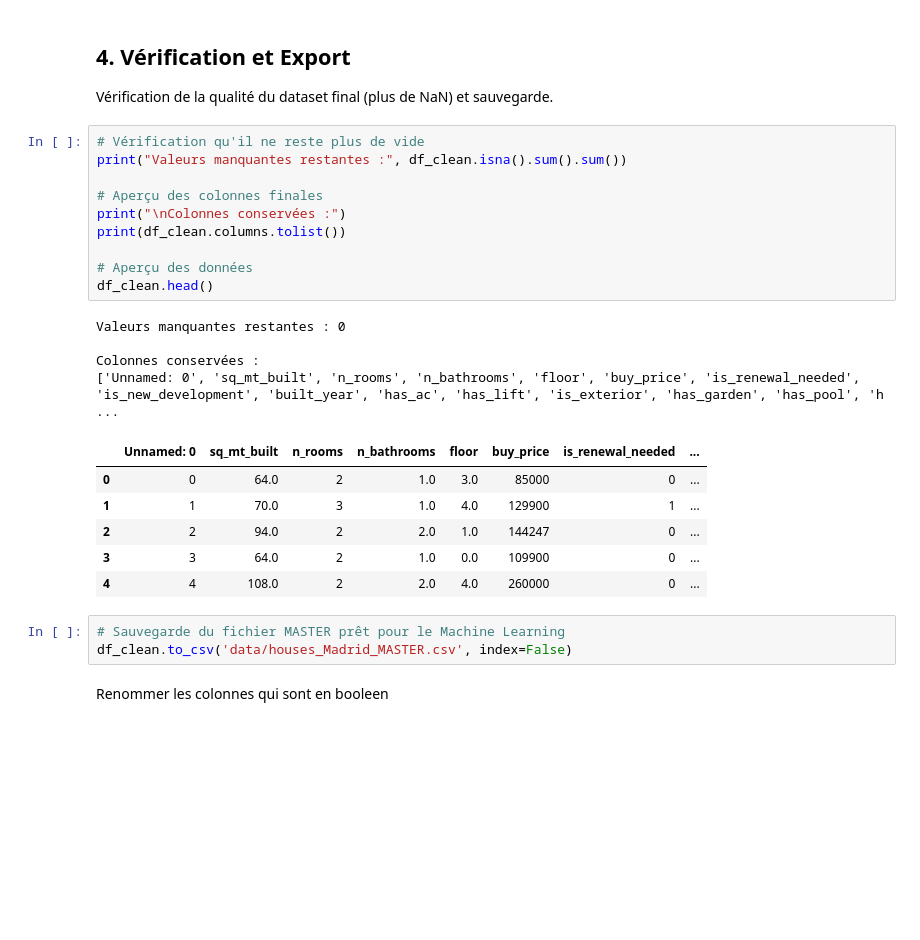
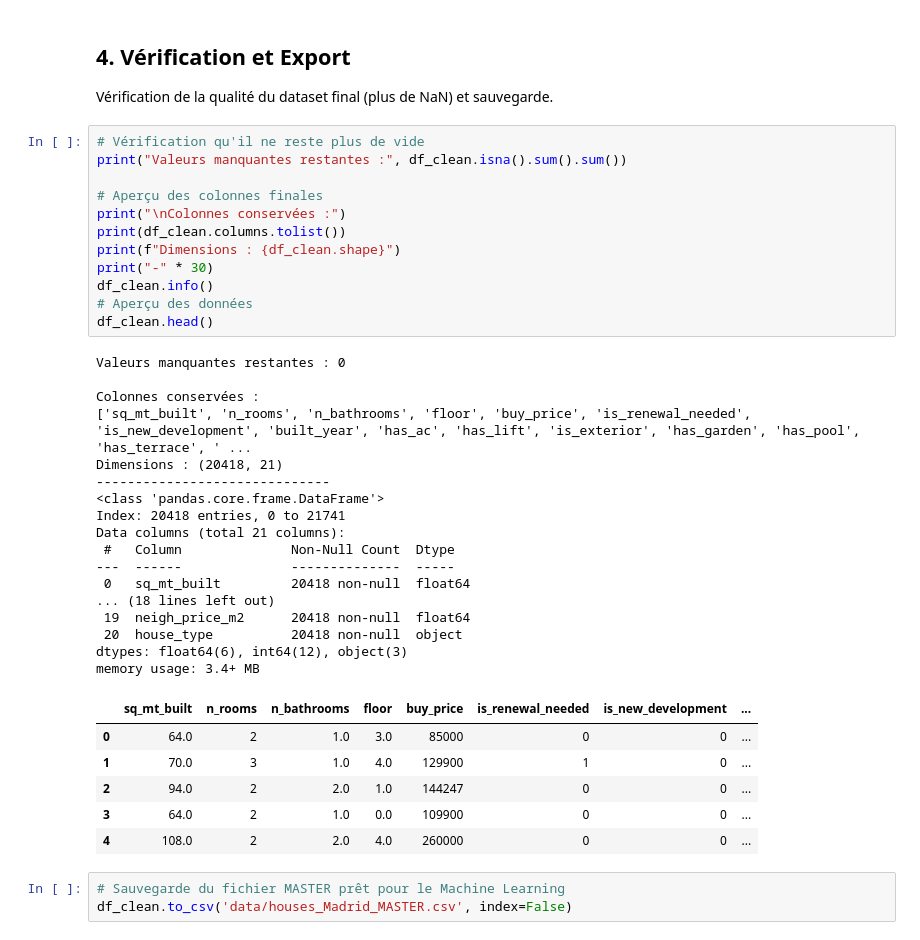
Before and after one commit to NovaStarmax/apartment-hunter, a Jupyter notebook: notebooks/eda_cleaning.ipynb, the cells around one changed output. Drawn from its saved outputs; the diff is of its cells as text; blank space fills up the shorter version.

```diff
--- a/notebooks/eda_cleaning.ipynb
+++ b/notebooks/eda_cleaning.ipynb
@@ -261,26 +245,39 @@ Vérification de la qualité du dataset final (plus de NaN) et sauvegarde.
 # %%
 # Vérification qu'il ne reste plus de vide
 print("Valeurs manquantes restantes :", df_clean.isna().sum().sum())
 
 # Aperçu des colonnes finales
 print("\nColonnes conservées :")
 print(df_clean.columns.tolist())
-
+print(f"Dimensions : {df_clean.shape}")
+print("-" * 30)
+df_clean.info()
 # Aperçu des données
 df_clean.head()
 # %% [output]
 Valeurs manquantes restantes : 0
 
 Colonnes conservées :
-['Unnamed: 0', 'sq_mt_built', 'n_rooms', 'n_bathrooms', 'floor', 'buy_price', 'is_renewal_needed', 'is_new_development', 'built_year', 'has_ac', 'has_lift', 'is_exterior', 'has_garden', 'has_pool', 'h ...
+['sq_mt_built', 'n_rooms', 'n_bathrooms', 'floor', 'buy_price', 'is_renewal_needed', 'is_new_development', 'built_year', 'has_ac', 'has_lift', 'is_exterior', 'has_garden', 'has_pool', 'has_terrace', ' ...
+Dimensions : (20418, 21)
+------------------------------
+<class 'pandas.core.frame.DataFrame'>
+Index: 20418 entries, 0 to 21741
+Data columns (total 21 columns):
+ #   Column              Non-Null Count  Dtype
+---  ------              --------------  -----
+ 0   sq_mt_built         20418 non-null  float64
+... (18 lines left out)
+ 19  neigh_price_m2      20418 non-null  float64
+ 20  house_type          20418 non-null  object
+dtypes: float64(6), int64(12), object(3)
+memory usage: 3.4+ MB
-|  | Unnamed: 0 | sq_mt_built | n_rooms | n_bathrooms | floor | buy_price | is_renewal_needed | ... |
-| 0 | 0 | 64.0 | 2 | 1.0 | 3.0 | 85000 | 0 | ... |
-| 1 | 1 | 70.0 | 3 | 1.0 | 4.0 | 129900 | 1 | ... |
-| 2 | 2 | 94.0 | 2 | 2.0 | 1.0 | 144247 | 0 | ... |
-| 3 | 3 | 64.0 | 2 | 1.0 | 0.0 | 109900 | 0 | ... |
-| 4 | 4 | 108.0 | 2 | 2.0 | 4.0 | 260000 | 0 | ... |
+|  | sq_mt_built | n_rooms | n_bathrooms | floor | buy_price | is_renewal_needed | is_new_development | ... |
+| 0 | 64.0 | 2 | 1.0 | 3.0 | 85000 | 0 | 0 | ... |
+| 1 | 70.0 | 3 | 1.0 | 4.0 | 129900 | 1 | 0 | ... |
+| 2 | 94.0 | 2 | 2.0 | 1.0 | 144247 | 0 | 0 | ... |
+| 3 | 64.0 | 2 | 1.0 | 0.0 | 109900 | 0 | 0 | ... |
+| 4 | 108.0 | 2 | 2.0 | 4.0 | 260000 | 0 | 0 | ... |
 # %%
 # Sauvegarde du fichier MASTER prêt pour le Machine Learning
 df_clean.to_csv('data/houses_Madrid_MASTER.csv', index=False)
-# %% [markdown]
-Renommer les colonnes qui sont en booleen
```
Also changed, not shown: parts of 5 cells of this notebook, 8 other files.
